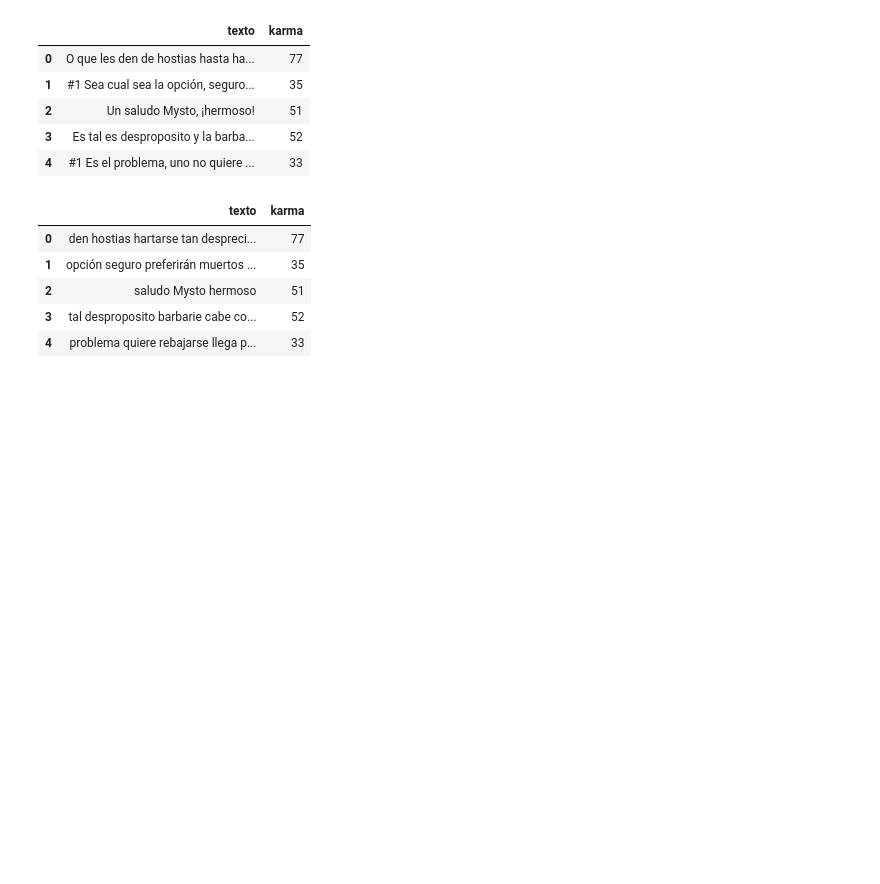
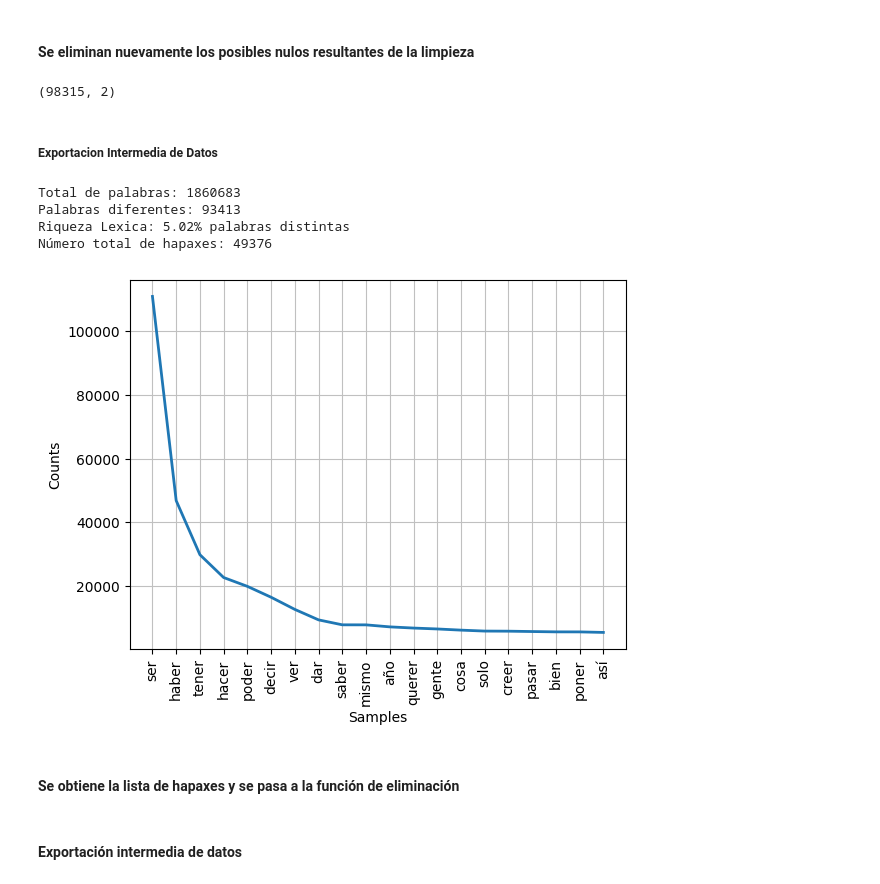
Before and after one commit to RoomProyectos/Proyecto-2-ML, a Jupyter notebook: Prediccion_Karma_Comentarios.ipynb, the cells around one changed output. Cells and saved outputs as stored; diff of their text form; code cells hidden in the pictures; blank space fills up the shorter version.

Commit message:
Actualizacion Prediccion karma comentarios

```diff
--- a/Prediccion_Karma_Comentarios.ipynb
+++ b/Prediccion_Karma_Comentarios.ipynb
@@ -28,13 +139,8 @@ df_completo = pd.read_csv("Data/100178_Comentarios.csv", sep=";")
+# %% [markdown]
+#### Se eliminan nuevamente los posibles nulos resultantes de la limpieza
 # %%
-df = df_completo[["texto", "karma"]]
 df = df.dropna()
 df.reset_index(inplace=True, drop=True)
-df["karma"] = df["karma"].astype("int32")
-df.head()
+df.shape
 # %% [output]
-|  | texto | karma |
-| 0 | O que les den de hostias hasta ha... | 77 |
-| 1 | #1 Sea cual sea la opción, seguro... | 35 |
-| 2 | Un saludo Mysto, ¡hermoso! | 51 |
-| 3 | Es tal es desproposito y la barba... | 52 |
-| 4 | #1 Es el problema, uno no quiere ... | 33 |
+(98315, 2)
@@ -49,10 +147,2 @@ def limpieza_comentarios(comentario):
-# %%
-df["texto"] = df["texto"].apply(limpieza_comentarios)
-df.head()
-# %% [output]
-|  | texto | karma |
-| 0 | den hostias hartarse tan despreci... | 77 |
-| 1 | opción seguro preferirán muertos ... | 35 |
-| 2 | saludo Mysto hermoso | 51 |
-| 3 | tal desproposito barbarie cabe co... | 52 |
-| 4 | problema quiere rebajarse llega p... | 33 |
+# %% [markdown]
+##### Exportacion Intermedia de Datos
@@ -58,0 +154,13 @@ df.head()
+# %%
+with open("Data/Texto_Comentarios_100K.txt", mode="r", encoding="utf-8") as file:
+    texto_completo = file.read()
+
+distribucion = DistribucionPalabras_RiquezaLexica(texto_completo)
+# %% [output]
+Total de palabras: 1860683
+Palabras diferentes: 93413
+Riqueza Lexica: 5.02% palabras distintas
+Número total de hapaxes: 49376
+[figure, added]
+# %% [markdown]
+#### Se obtiene la lista de hapaxes y se pasa a la función de eliminación
@@ -58,0 +170,2 @@ df.head()
+# %% [markdown]
+#### Exportación intermedia de datos
```
Also changed, not shown: parts of 30 cells of this notebook, 2 other files.
